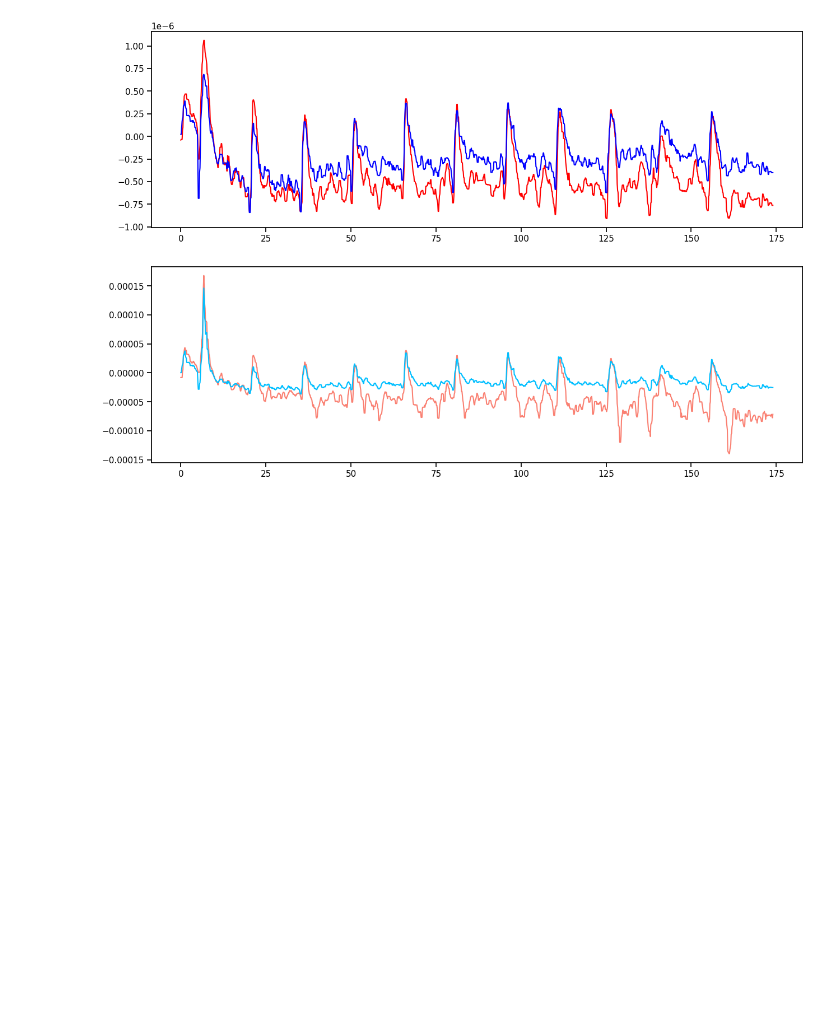
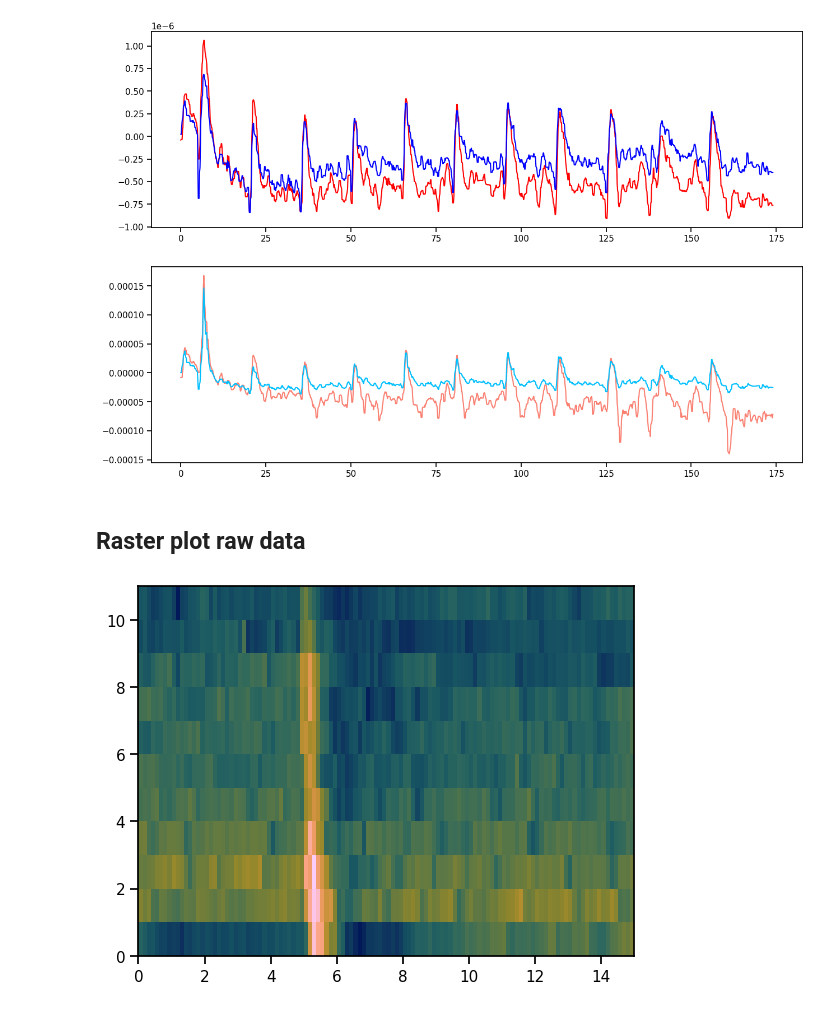
Before and after one commit to Laboratory-of-Vincent-Breton-Provencher/Widefield-Imaging-Acquisition, a Jupyter notebook: analysisPipeline/quickPlot_2024_07_12.ipynb, the cells around one changed output. Cells and saved outputs as stored; diff of their text form; code cells hidden in the pictures; blank space fills up the shorter version.

Commit message:
pcolormesh instead of rasterplot

```diff
--- a/analysisPipeline/quickPlot_2024_07_12.ipynb
+++ b/analysisPipeline/quickPlot_2024_07_12.ipynb
@@ -5,6 +5,8 @@ import analysisFunctions as aF
 from scipy import signal
 from scipy.ndimage import gaussian_filter, median_filter
 import seaborn as sns
+import cmcrameri.cm as cmc
+cmap = 'cmc.batlow'
 # %% [markdown]
 ## Opening and sorting data
 # %%
@@ -148,3 +150,26 @@ ax2.plot(timestamp, fm_HbR, color="deepskyblue")
 # %% [output]
 [<matplotlib.lines.Line2D at 0x...>]
 [figure]
+# %% [markdown]
+## Raster plot raw data
+# %%
+FPS = 40/5
+percycle = 15
+framespcycles = int(FPS*percycle)
+ncycles = int(len(timestamp)//framespcycles)
+nframes = int(framespcycles*ncycles)
+
+dx, dy = 1/FPS, 1
+y, x = np.mgrid[slice(0, ncycles + dy, dy),
+                slice(0, percycle + dx, dx)]
+
+# ras_timestamp = timestamp[:nframes].reshape(ncycles, framespcycles)
+ras_violet = mod_violet[:nframes].reshape(ncycles, framespcycles)
+ras_blue = mod_blue[:nframes].reshape(ncycles, framespcycles)
+ras_green = mod_green[:nframes].reshape(ncycles, framespcycles)
+ras_red = mod_red[:nframes].reshape(ncycles, framespcycles)
+
+plt.pcolormesh(x, y, ras_violet, cmap=cmap)
+plt.show()
+# %% [output]
+[figure, added]
```
Also changed, not shown: parts of 1 cell of this notebook.
